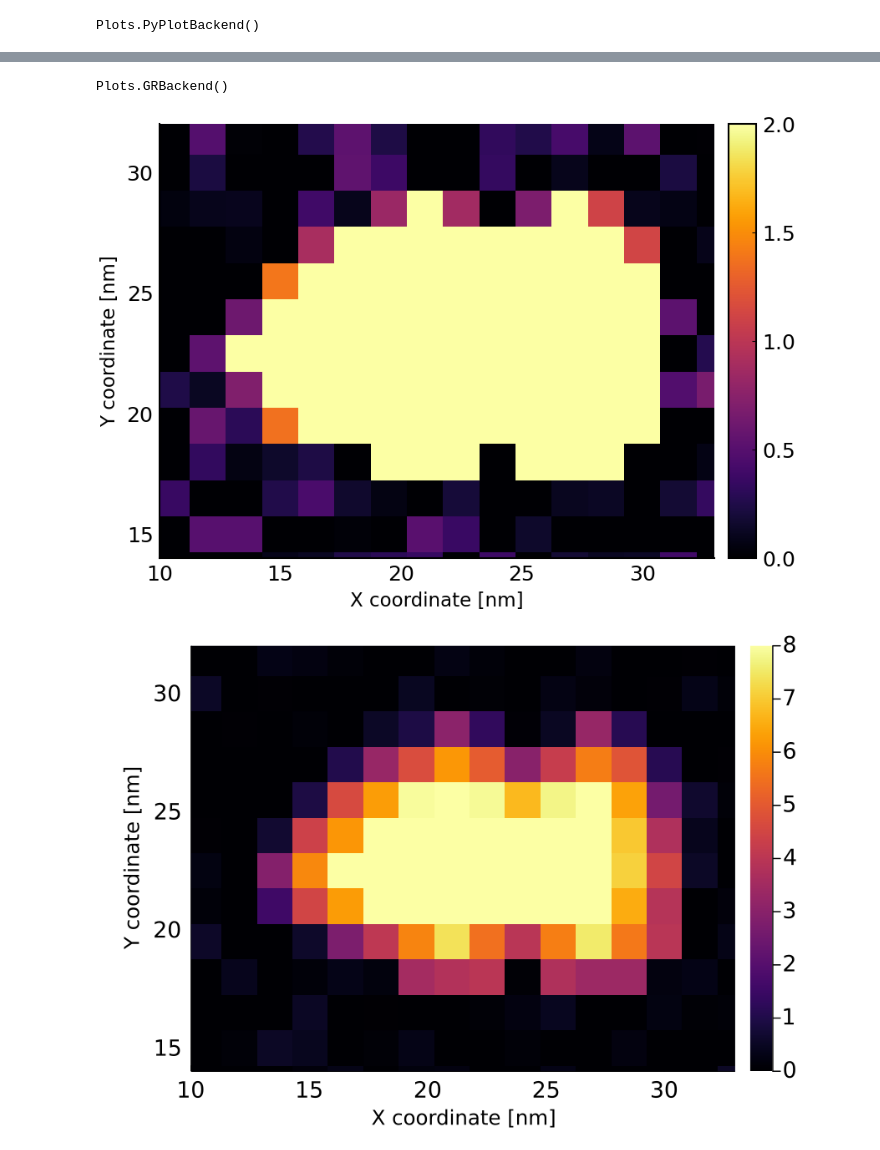
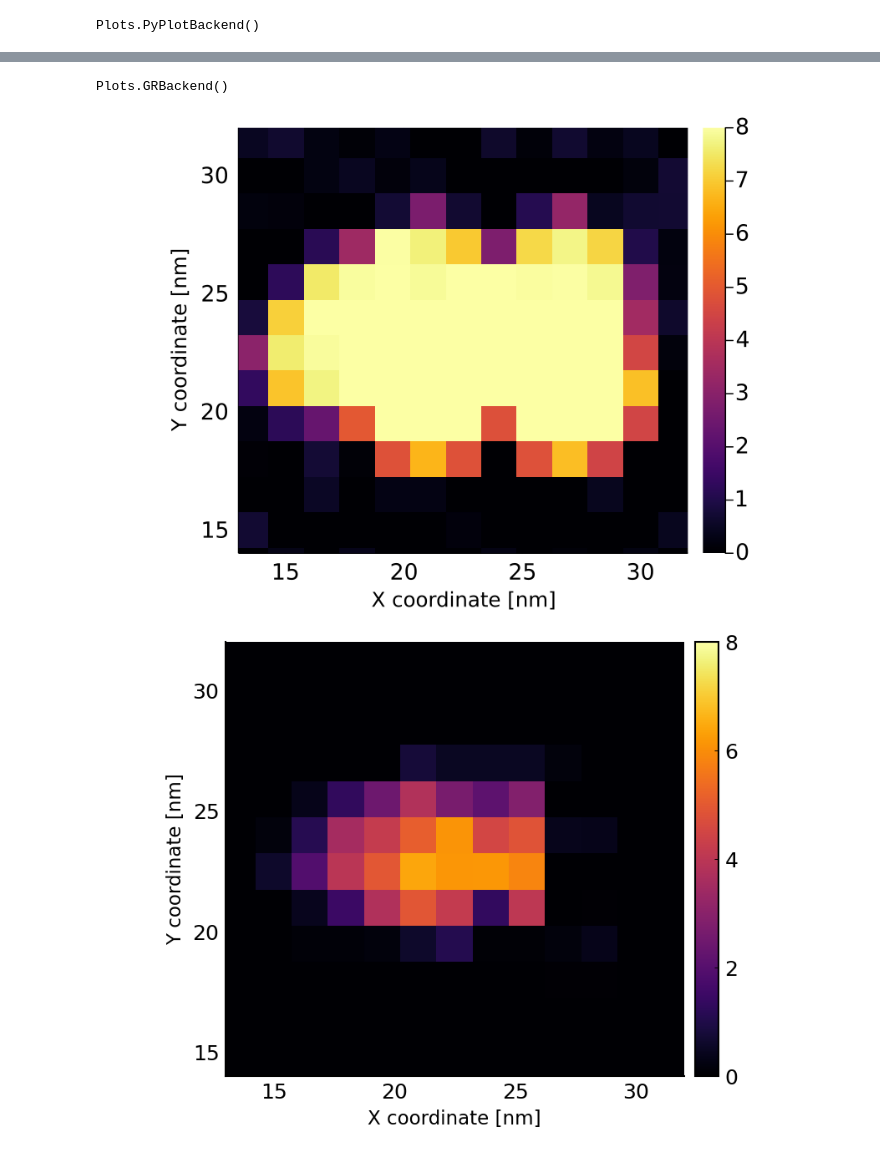
Before and after one commit to matsunagalab/differentiable_BTR, a Jupyter notebook: double_tip/blindtip_original_randn.ipynb, the cells around one changed output, grey strips where cells are left out. Drawn from its saved outputs; the diff is of its cells as text; code cells hidden in the pictures.

```diff
--- a/double_tip/blindtip_original_randn.ipynb
+++ b/double_tip/blindtip_original_randn.ipynb
@@ -178,29 +222,29 @@ p = ylabel!("X [nm]", fontsize=35)
 # %%
 savefig(p, "blindtip_original_randn05.png")
-# %%
-gr()
-# %% [output]
-Plots.GRBackend()
+# %%
+gr()
+# %% [output]
+Plots.GRBackend()
 # %%
-p = heatmap(collect(1:30) .* resolution / 10.0, collect(1:30) .* resolution / 10.0, images_randn[1] / 10.0, clim=(0, 2), dpi=150, fmt=:png,
-            aspect_ratio=:equal, xtickfontsize=12, ytickfontsize=12, legendfontsize=12, colorbar_tickfontsize=12)
+p = heatmap(collect(1:30) .* resolution / 10.0, collect(1:30) .* resolution / 10.0, images_randn[1] / 10.0, clim=(0, 8), dpi=150, fmt=:png, aspect_ratio=:equal,
+    xtickfontsize=12, ytickfontsize=12, legendfontsize=12, colorbar_tickfontsize=12)
 xlabel!("X coordinate [nm]", fontsize=35)
 ylabel!("Y coordinate [nm]", fontsize=35)
-xlims!(10, 33)
+xlims!(13, 32)
 ylims!(14, 32)
 # %% [output]
-[figure, old version]
+[figure, new version]
 # %%
 savefig(p, "blindtip_original_randn06.png")
 # %%
-p = heatmap(collect(1:30) .* resolution / 10.0, collect(1:30) .* resolution / 10.0, ierosion(images_randn[1], P_over_lambdas_array[1][4]) / 10.0, clim=(0, 8), dpi=150, fmt=:png,
-            aspect_ratio=:equal, xtickfontsize=12, ytickfontsize=12, legendfontsize=12, colorbar_tickfontsize=12)
+p = heatmap(collect(1:30) .* resolution / 10.0, collect(1:30) .* resolution / 10.0, ierosion(images_randn[1], P_over_lambdas_array[1][5]) / 10.0, clim=(0, 8), dpi=150, fmt=:png, aspect_ratio=:equal,
+    xtickfontsize=12, ytickfontsize=12, legendfontsize=12, colorbar_tickfontsize=12)
 xlabel!("X coordinate [nm]", fontsize=35)
 ylabel!("Y coordinate [nm]", fontsize=35)
-xlims!(10, 33)
+xlims!(13, 32)
 ylims!(14, 32)
 # %% [output]
-[figure, old version]
+[figure, new version]
 # %%
 savefig(p, "blindtip_original_randn07.png")
 # %%
```
Also changed, not shown: parts of 33 cells of this notebook, 11 other files.
